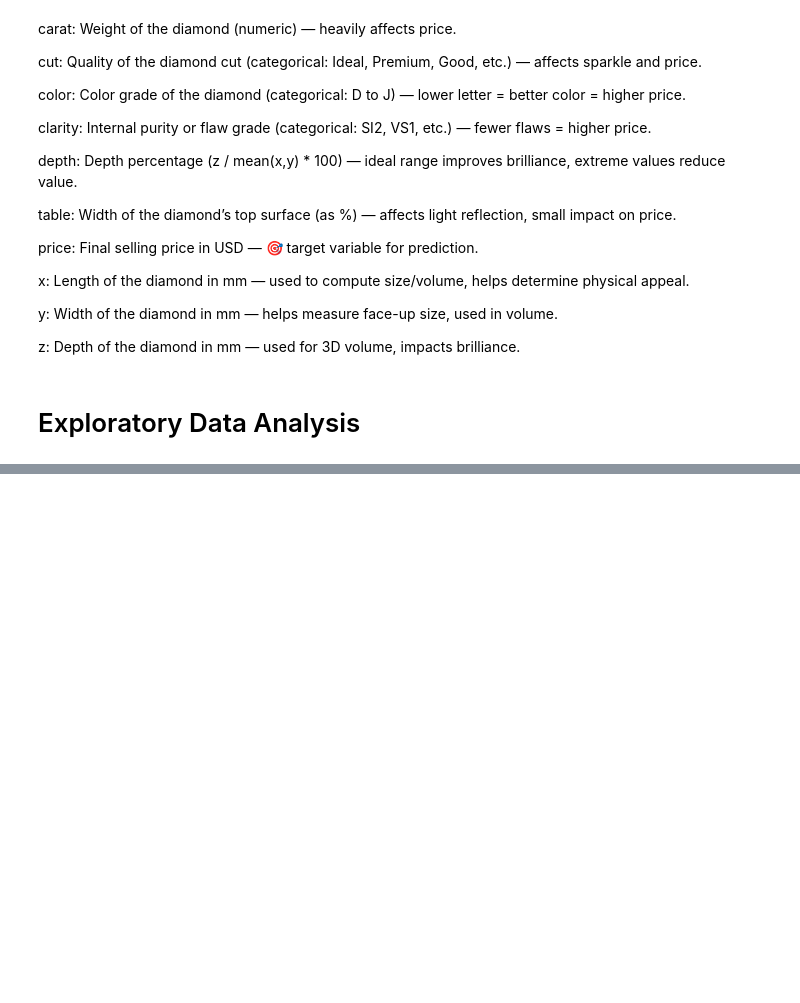
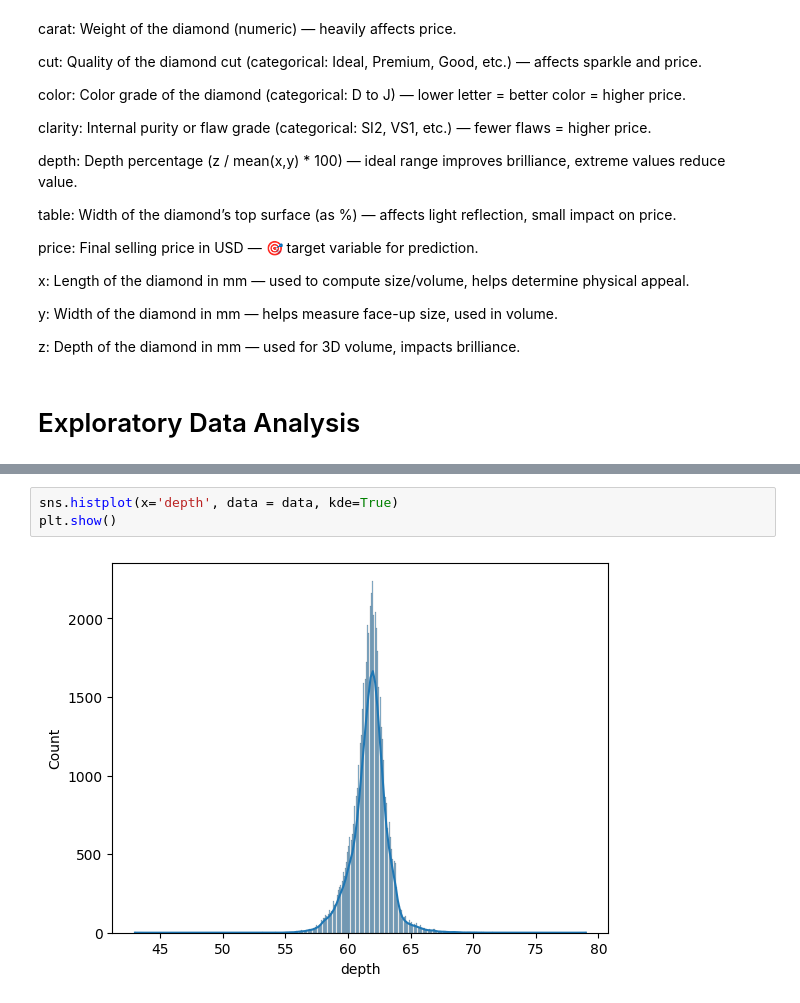
Before and after one commit to Aditya190704/Diamond_Price_Prediction_using_ML, a Jupyter notebook: model.ipynb, the cells around one changed output, grey strips where cells are left out. Cells and saved outputs as stored; diff of their text form; blank space fills up the shorter version.

```diff
--- a/model.ipynb
+++ b/model.ipynb
@@ -67,0 +88,5 @@ data.describe()
+# %%
+sns.histplot(x='depth', data = data, kde=True)
+plt.show()
+# %% [output]
+[figure, added]
```
Also changed, not shown: parts of 16 cells of this notebook.
